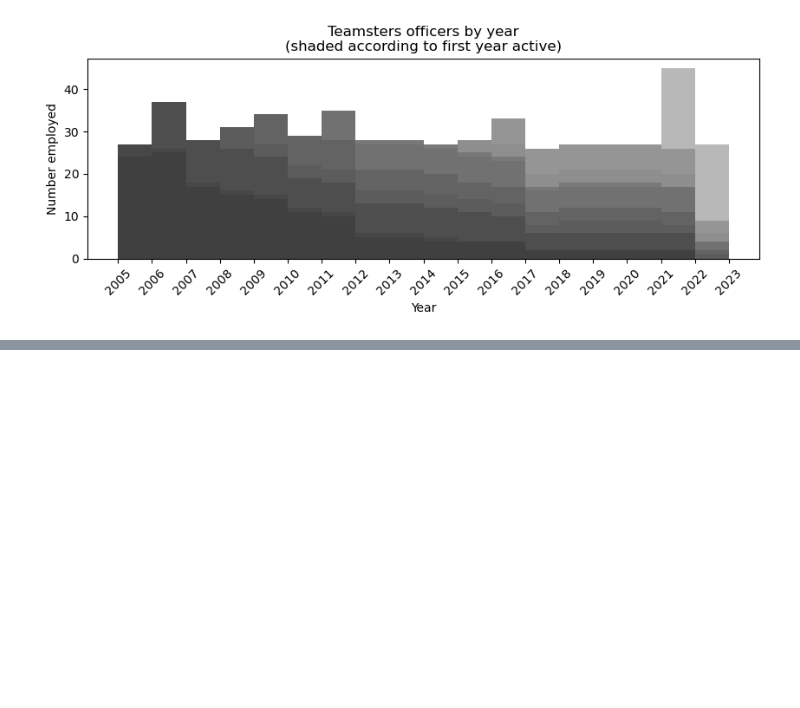
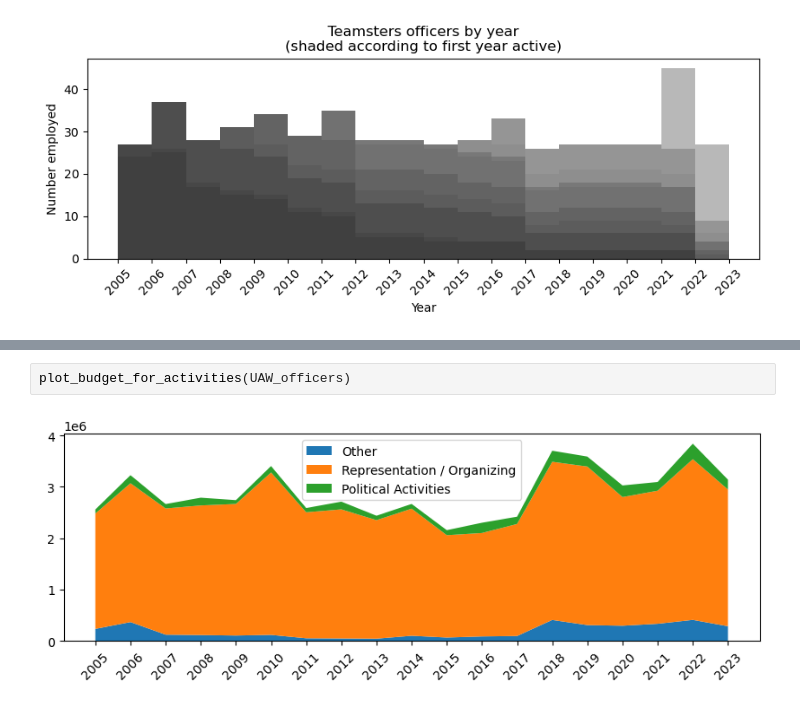
Before and after one commit to AmziJeffs/LaborData, a Jupyter notebook: staffing_analysis.ipynb, the cells around one changed output, grey strips where cells are left out. Drawn from its saved outputs; the diff is of its cells as text; blank space fills up the shorter version.

```diff
--- a/staffing_analysis.ipynb
+++ b/staffing_analysis.ipynb
@@ -162,0 +219,4 @@ plt.show()
+# %%
+plot_budget_for_activities(UAW_officers)
+# %% [output]
+[figure, added]
```
Also changed, not shown: parts of 8 cells of this notebook.
